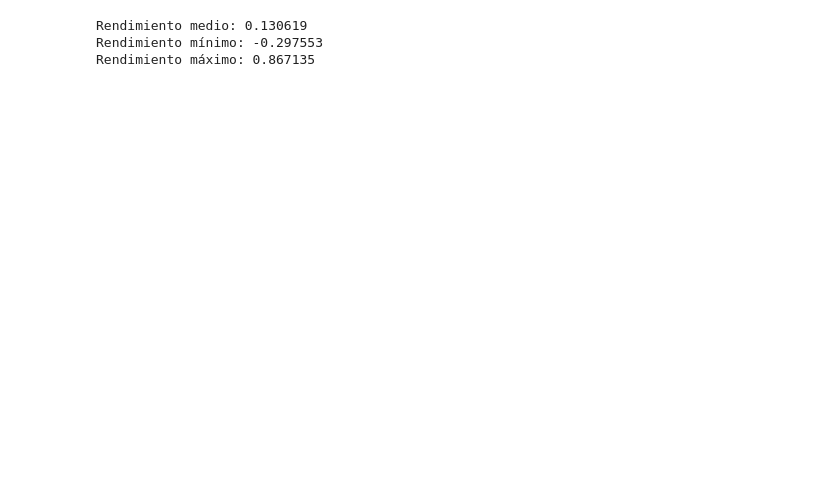
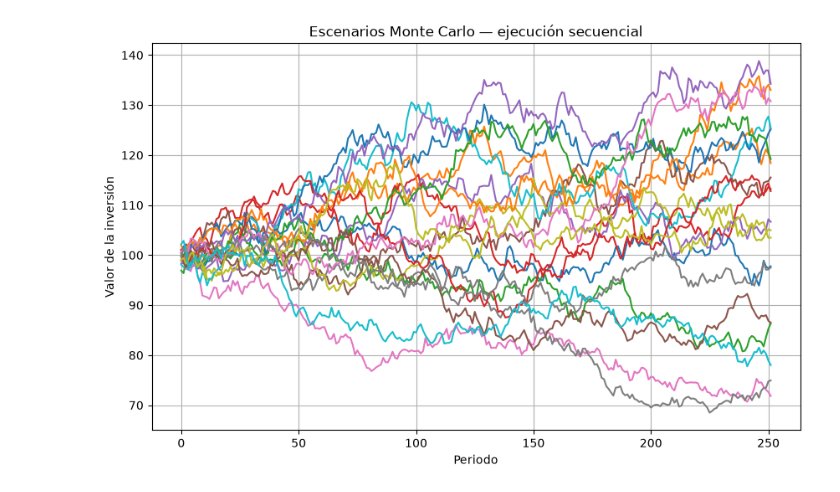
Before and after one commit to 010213reyes/Parallel-Financial-Risk-Simulator, a Jupyter notebook: notebooks/03_simulacion_secuencial.ipynb, the cells around one changed output. Saved outputs shown, nothing was run; the diff lists cells and outputs as text; code cells hidden in the pictures; blank space fills up the shorter version.

Commit message:
actualizacion de jupyter03 y sequential

```diff
--- a/notebooks/03_simulacion_secuencial.ipynb
+++ b/notebooks/03_simulacion_secuencial.ipynb
@@ -106,11 +134,10 @@ Simulación completada.
 # %%
-print(
-    "Shape de rendimientos:",
-    result.returns.shape,
+simulation_result = simulate_sequential(
+    model=model,
+    config=config,
 )
 
 print(
-    "Shape de precios:",
-    result.prices.shape,
+    type(simulation_result)
 )
 # %% [output]
@@ -128,7 +172,13 @@ print(
 # %%
-final_prices = result.prices[:, -1]
+simulations = simulation_result.prices
 
 print(
-    final_prices[:10]
+    "Tipo:",
+    type(simulations),
 )
+
+print(
+    "Dimensiones:",
+    simulations.shape,
+)
 # %% [output]
@@ -148,19 +258,29 @@ print(
 # %%
-print(
-    f"Rendimiento medio: "
-    f"{final_returns.mean():.6f}"
+plt.figure(figsize=(10, 6))
+
+number_of_paths_to_plot = 20
+
+for scenario_index in range(
+    number_of_paths_to_plot
+):
+    plt.plot(
+        simulations[scenario_index]
+    )
+
+plt.title(
+    "Escenarios Monte Carlo — ejecución secuencial"
 )
 
-print(
-    f"Rendimiento mínimo: "
-    f"{final_returns.min():.6f}"
+plt.xlabel(
+    "Periodo"
 )
 
-print(
-    f"Rendimiento máximo: "
-    f"{final_returns.max():.6f}"
+plt.ylabel(
+    "Valor de la inversión"
 )
+
+plt.grid(True)
+
+plt.show()
 # %% [output]
-Rendimiento medio: 0.130619
-Rendimiento mínimo: -0.297553
-Rendimiento máximo: 0.867135
+[figure, added]
```
Also changed, not shown: parts of 33 cells of this notebook, 1 other file.
